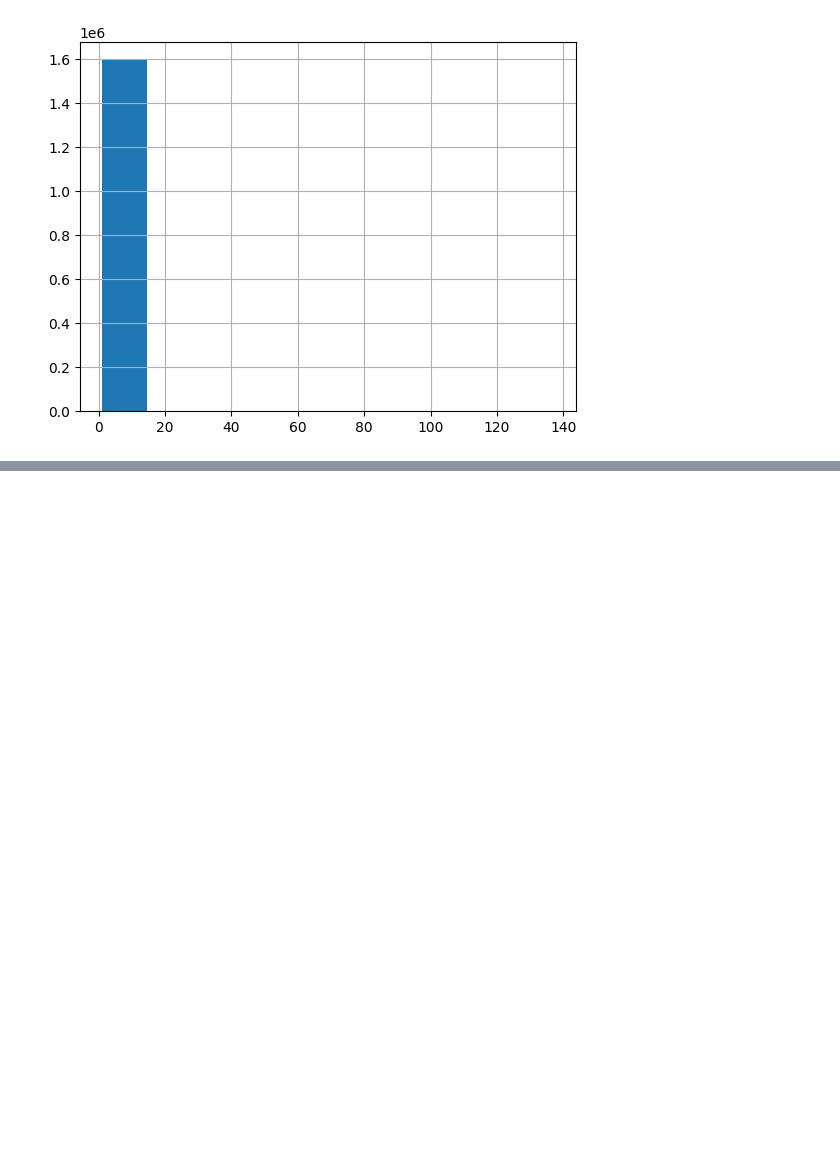
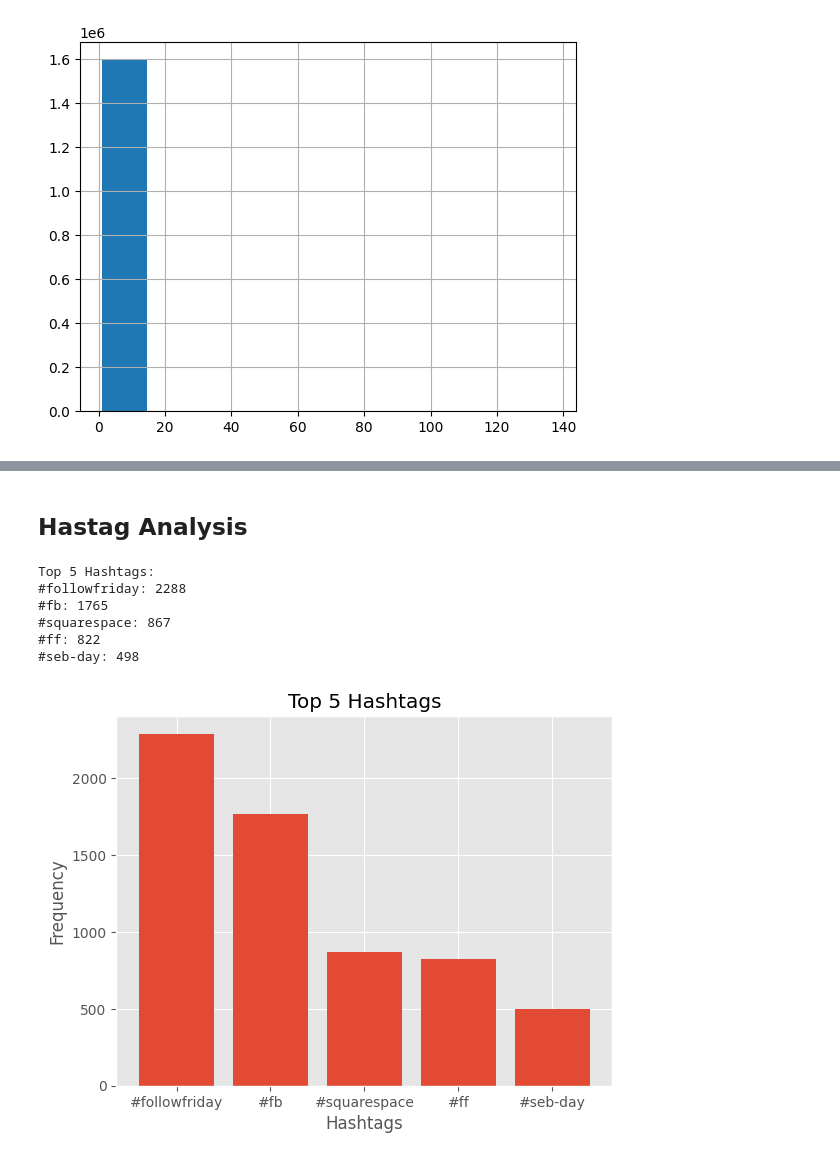
Before and after one commit to SedaColasan/CA2_ProjectTweets2, a Jupyter notebook: transport_2.ipynb, the cells around one changed output, grey strips where cells are left out. Drawn from its saved outputs; the diff is of its cells as text; code cells hidden in the pictures; blank space fills up the shorter version.

```diff
--- a/transport_2.ipynb
+++ b/transport_2.ipynb
@@ -363,0 +460,38 @@ project_tweets['tweets'].str.split().apply(lambda x : [len(i) for i in x]).map(l
+# %% [markdown]
+## Hastag Analysis
+# %%
+# Extract hashtags from the 'text' column
+def extract_hashtags_from_text(text):
+    words = text.split()
+    return [word.lower() for word in words if word.startswith("#")]
+
+# Apply the function to the 'text' column
+project_tweets['hashtags'] = project_tweets['tweets'].apply(extract_hashtags_from_text)
+
+# Flatten the list of hashtags
+all_hashtags = [tag for sublist in project_tweets['hashtags'].tolist() for tag in sublist]
+
+# Analyze and plot hashtag frequencies
+top_n = 5
+hashtag_counts = Counter(all_hashtags)
+top_hashtags = dict(hashtag_counts.most_common(top_n))
+
+# Display the list of hashtags and their frequencies
+print("Top {} Hashtags:".format(top_n))
+for hashtag, frequency in top_hashtags.items():
+    print(f"{hashtag}: {frequency}")
+
+# Plot the hashtag frequencies
+plt.bar(top_hashtags.keys(), top_hashtags.values())
+plt.xlabel('Hashtags')
+plt.ylabel('Frequency')
+plt.title('Top {} Hashtags'.format(top_n))
+plt.show()
+# %% [output]
+Top 5 Hashtags:
+#followfriday: 2288
+#fb: 1765
+#squarespace: 867
+#ff: 822
+#seb-day: 498
+[figure, added]
```
Also changed, not shown: parts of 10 cells of this notebook.
